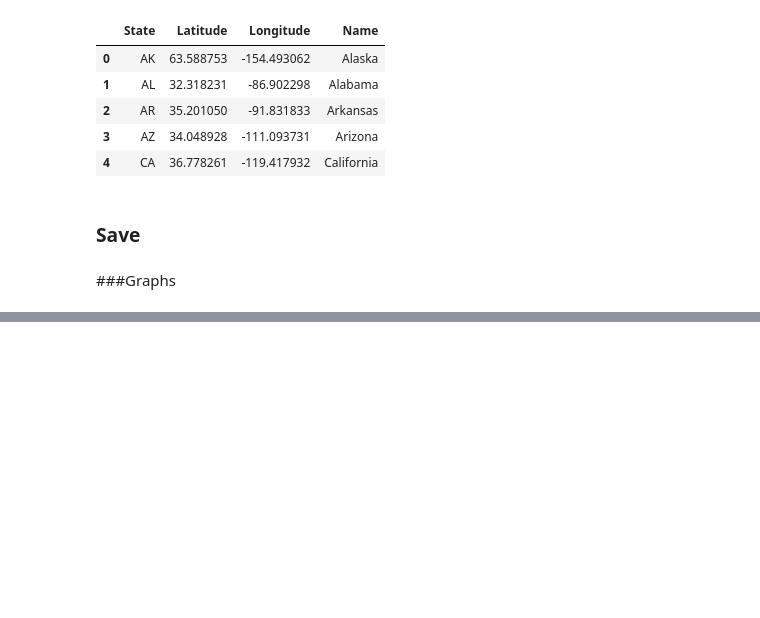
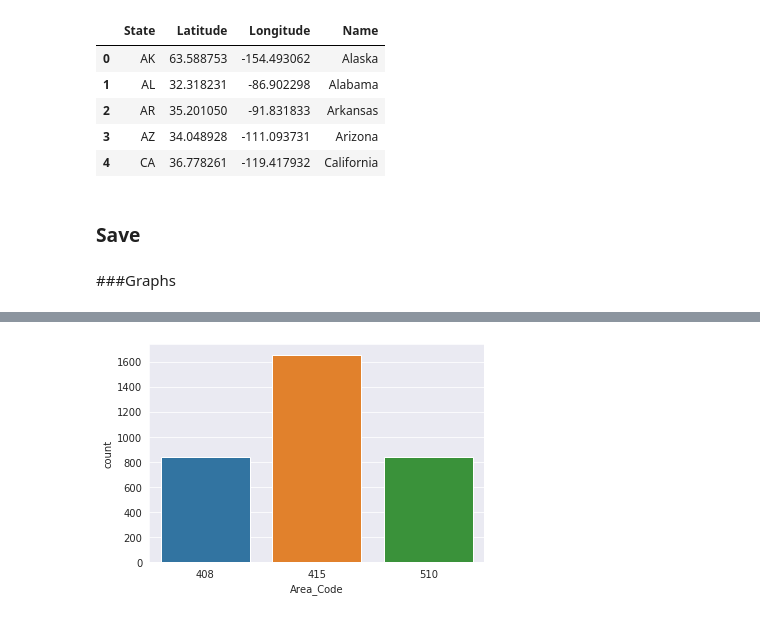
Before and after one commit to Whats-In-My-Vape/effective-Data-Mining-2, a Jupyter notebook: Gangshit_02.ipynb, the cells around one changed output, grey strips where cells are left out. Drawn from its saved outputs; the diff is of its cells as text; code cells hidden in the pictures; blank space fills up the shorter version.

```diff
--- a/Gangshit_02.ipynb
+++ b/Gangshit_02.ipynb
@@ -134,0 +152,7 @@ df.to_csv("data/states.csv", index=False)
+# %%
+df['Area_Code'] = df['Area_Code'].replace({1:'408',2:'415',3:'510'})
+df['Intl_Plan']=df['Intl_Plan'].replace({1:'0',2:'1'})
+df['VMail_Plan']=df['VMail_Plan'].replace({1:'0',2:'1'})
+ax=sns.countplot(x='Area_Code',data=df)
+# %% [output]
+[figure, added]
```
Also changed, not shown: parts of 2 cells of this notebook.
